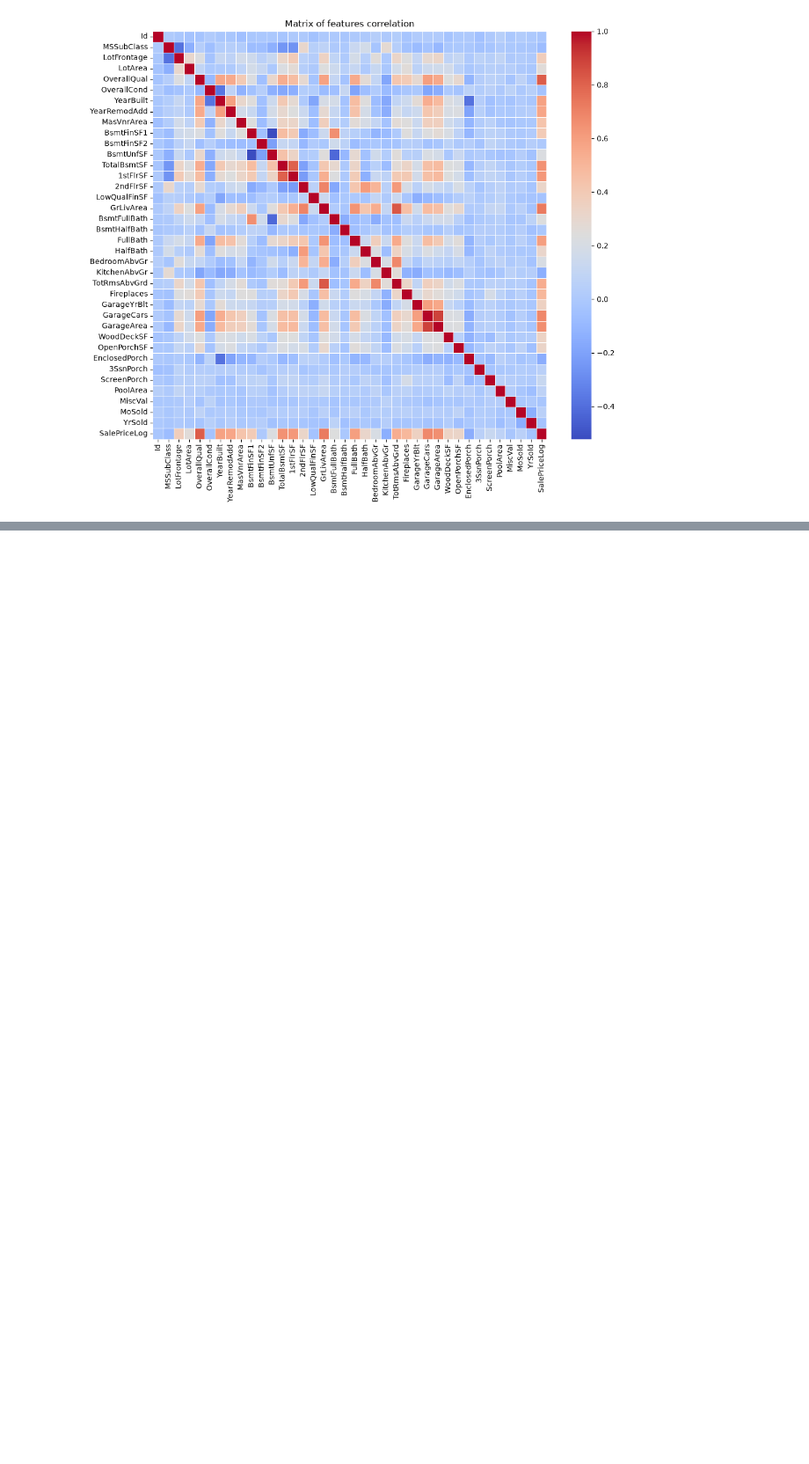
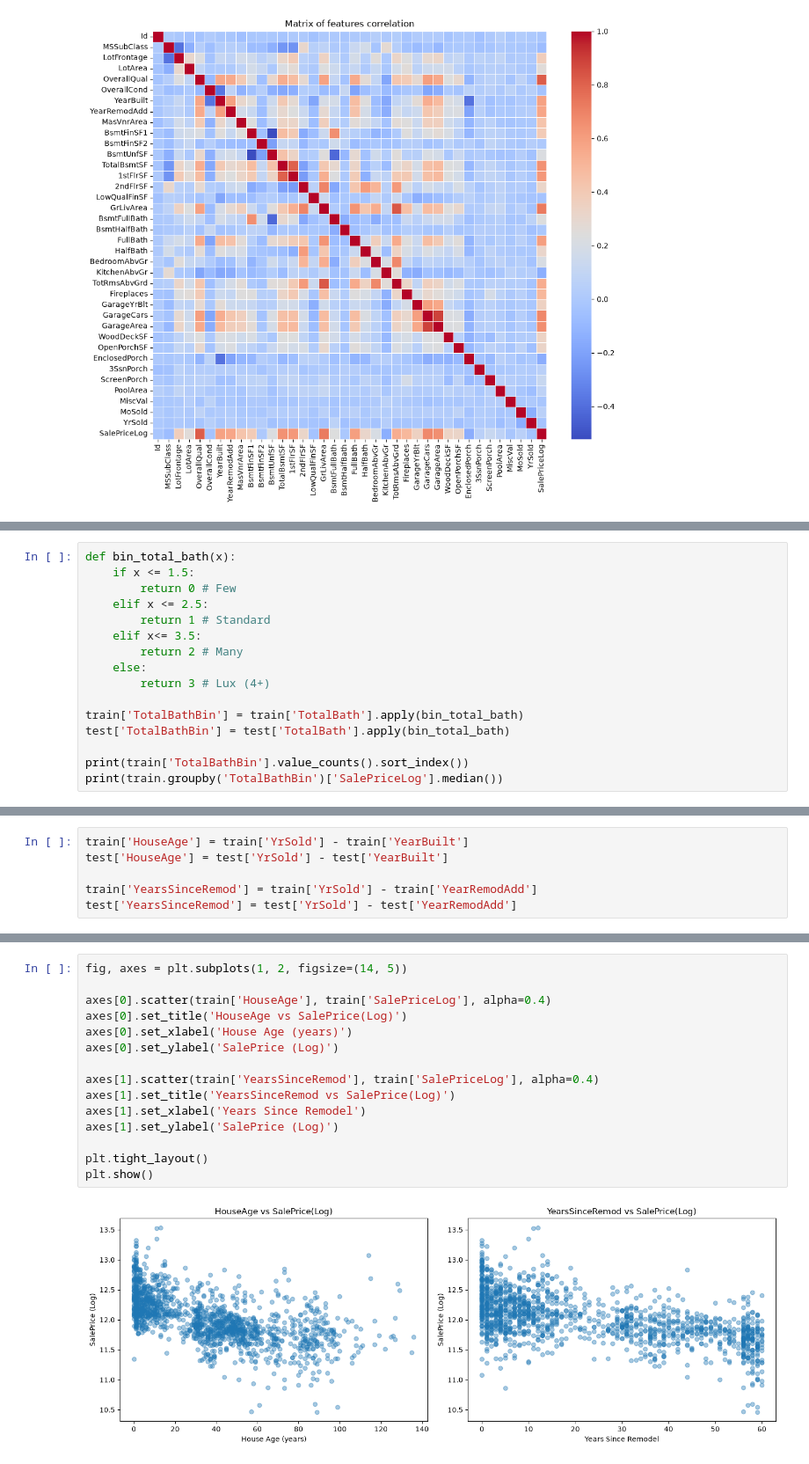
Before and after one commit to fyodor077/Kaggle-House-Prices, a Jupyter notebook: draft.ipynb, the cells around one changed output, grey strips where cells are left out. Shown at 88% size. Saved outputs shown, nothing was run; the diff lists cells and outputs as text; blank space fills up the shorter version.

```diff
--- a/draft.ipynb
+++ b/draft.ipynb
@@ -280,0 +348,16 @@ plt.show()
+# %%
+def bin_total_bath(x):
+    if x <= 1.5:
+        return 0 # Few
+    elif x <= 2.5:
+        return 1 # Standard
+    elif x<= 3.5:
+        return 2 # Many
+    else:
+        return 3 # Lux (4+)
+
+train['TotalBathBin'] = train['TotalBath'].apply(bin_total_bath)
+test['TotalBathBin'] = test['TotalBath'].apply(bin_total_bath)
+
+print(train['TotalBathBin'].value_counts().sort_index())
+print(train.groupby('TotalBathBin')['SalePriceLog'].median())
@@ -280,0 +380,6 @@ plt.show()
+# %%
+train['HouseAge'] = train['YrSold'] - train['YearBuilt']
+test['HouseAge'] = test['YrSold'] - test['YearBuilt']
+
+train['YearsSinceRemod'] = train['YrSold'] - train['YearRemodAdd']
+test['YearsSinceRemod'] = test['YrSold'] - test['YearRemodAdd']
@@ -280,0 +401,17 @@ plt.show()
+# %%
+fig, axes = plt.subplots(1, 2, figsize=(14, 5))
+
+axes[0].scatter(train['HouseAge'], train['SalePriceLog'], alpha=0.4)
+axes[0].set_title('HouseAge vs SalePrice(Log)')
+axes[0].set_xlabel('House Age (years)')
+axes[0].set_ylabel('SalePrice (Log)')
+
+axes[1].scatter(train['YearsSinceRemod'], train['SalePriceLog'], alpha=0.4)
+axes[1].set_title('YearsSinceRemod vs SalePrice(Log)')
+axes[1].set_xlabel('Years Since Remodel')
+axes[1].set_ylabel('SalePrice (Log)')
+
+plt.tight_layout()
+plt.show()
+# %% [output]
+[figure, added]
```
Also changed, not shown: parts of 18 cells of this notebook.
